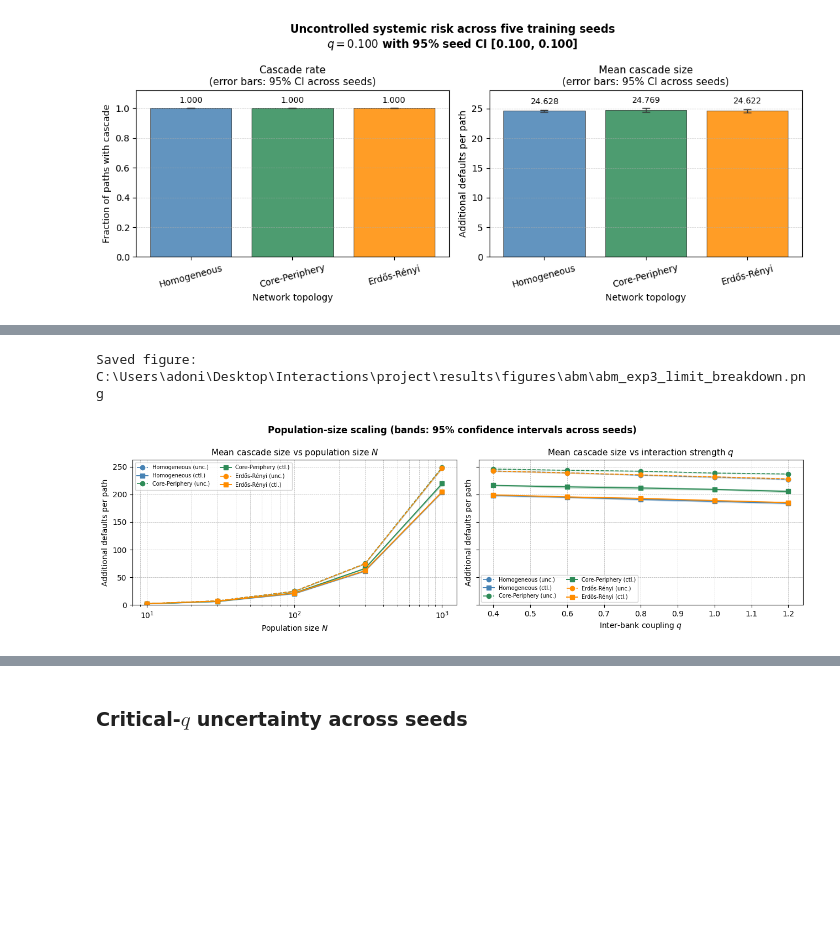
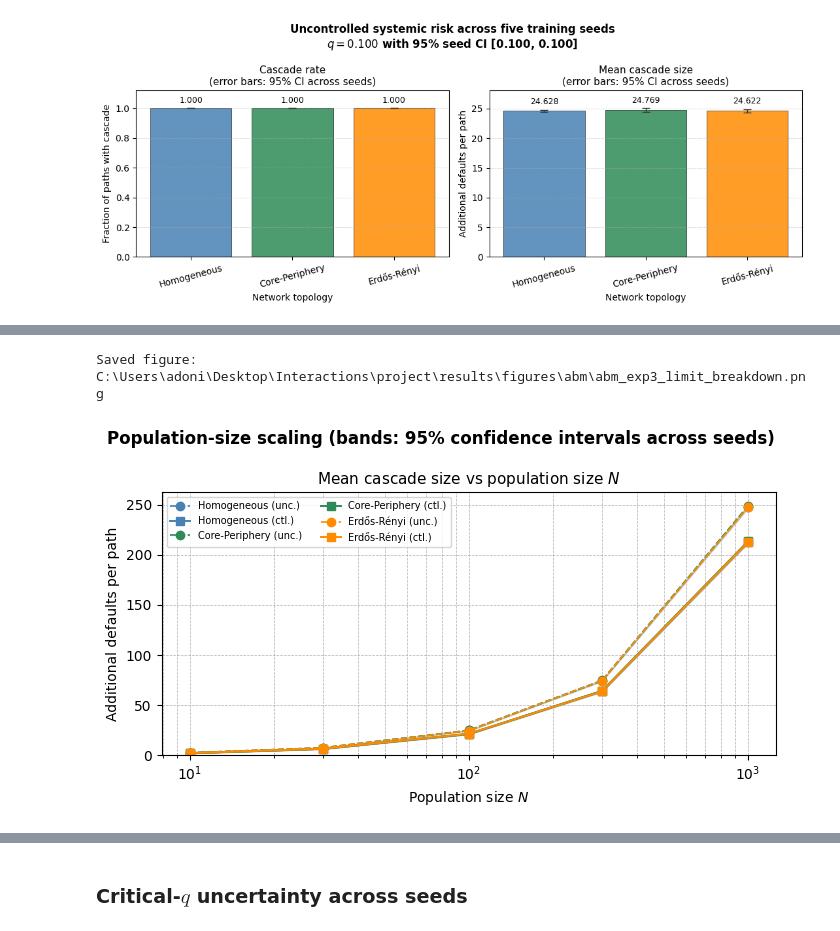
Before and after one commit to adonis107/MVA, a Jupyter notebook: notebooks/2. ABM Experiments.ipynb, the cells around one changed output, grey strips where cells are left out. Drawn from its saved outputs; the diff is of its cells as text; code cells hidden in the pictures; blank space fills up the shorter version.

```diff
--- a/notebooks/2. ABM Experiments.ipynb
+++ b/notebooks/2. ABM Experiments.ipynb
@@ -410,11 +384,10 @@ if device == 'cuda':
 
 mc_paths = 500
 encoder_screen_mc_paths = min(300, mc_paths)
-selected_encoder, encoder_screen = choose_best_encoder(
-    SEEDS,
-    device=device,
-    mc_paths=encoder_screen_mc_paths,
-)
+
+encoder_screen = run_encoder_screen(SEEDS, device=device, mc_paths=encoder_screen_mc_paths)
+
+selected_encoder = PRIMARY_ENCODER
 
 available_seeds = [seed for seed in SEEDS if checkpoint_for(selected_encoder, seed).exists()]
 if not available_seeds:
@@ -425,7 +398,7 @@ run_device = device
 run_mc_paths = mc_paths
 seed_outputs = []
 
-for seed in available_seeds:
+for seed in tqdm(available_seeds, desc=f'Running ABM experiments for encoder={selected_encoder}'):
     checkpoint = selected_checkpoints[seed]
     args_seed = build_args(checkpoint, seed, device=run_device, mc_paths=run_mc_paths)
     try:
@@ -460,7 +433,7 @@ print(f'Device used: {run_device}')
 print(f'mc_paths per seed: {run_mc_paths}')
 print(f"Calibrated q (mean across seeds): {out['calibration']['selected_q']:.3f}")
 print(f"95% CI for calibrated q: {out['calibration']['selected_q_ci']}")
-print('\nEncoder screen:')
+print('\nEncoder screen (for comparison - see final section):')
 print(f"{'Encoder':<14} {'Runs':>4} {'Avg reduction':>16} {'95% CI':>24} {'Avg ctl size':>16}")
 print('-' * 84)
 for row in encoder_screen:
@@ -674,61 +647,58 @@ Heuristic baseline size reductions (95% CI across seeds):
 # %%
 import numpy as np
 
 exp3 = out['experiment_3_limit_breakdown']
 vs_n = exp3['vs_N']
 n_values = [item['N'] for item in vs_n]
 
 topo_colors = {'homogeneous': 'steelblue', 'core_periphery': 'seagreen', 'erdos_renyi': 'darkorange'}
 pretty = {'homogeneous': 'Homogeneous', 'core_periphery': 'Core-Periphery', 'erdos_renyi': 'Erdős-Rényi'}
 
-fig, axes = plt.subplots(1, 2, figsize=(13, 4), sharey=True)
+fig, ax = plt.subplots(1, 1, figsize=(7, 4))
 fig.suptitle('Population-size scaling (bands: 95% confidence intervals across seeds)', fontsize=12, fontweight='bold')
 
 for name in names:
     u_series = [item['topologies'][name]['uncontrolled_mean_cascade_size'] for item in vs_n]
     c_series = [item['topologies'][name]['controlled_mean_cascade_size'] for item in vs_n]
     u_lo = [item['topologies'][name].get('uncontrolled_mean_cascade_size_ci', [u, u])[0] for item, u in zip(vs_n, u_series)]
     u_hi = [item['topologies'][name].get('uncontrolled_mean_cascade_size_ci', [u, u])[1] for item, u in zip(vs_n, u_series)]
     c_lo = [item['topologies'][name].get('controlled_mean_cascade_size_ci', [c, c])[0] for item, c in zip(vs_n, c_series)]
     c_hi = [item['topologies'][name].get('controlled_mean_cascade_size_ci', [c, c])[1] for item, c in zip(vs_n, c_series)]
     col = topo_colors[name]
-    axes[0].plot(n_values, u_series, marker='o', linestyle='--', color=col, lw=1.2, label=f'{pretty[name]} (unc.)')
-    axes[0].fill_between(n_values, u_lo, u_hi, color=col, alpha=0.15)
-    axes[0].plot(n_values, c_series, marker='s', linestyle='-', color=col, lw=1.4, label=f'{pretty[name]} (ctl.)')
-    axes[0].fill_between(n_values, c_lo, c_hi, color=col, alpha=0.20)
+    ax.plot(n_values, u_series, marker='o', linestyle='--', color=col, lw=1.2, label=f'{pretty[name]} (unc.)')
+    ax.fill_between(n_values, u_lo, u_hi, color=col, alpha=0.15)
+    ax.plot(n_values, c_series, marker='s', linestyle='-', color=col, lw=1.4, label=f'{pretty[name]} (ctl.)')
+    ax.fill_between(n_values, c_lo, c_hi, color=col, alpha=0.20)
 
-axes[0].set_xscale('log')
-axes[0].set_ylim(bottom=0)
-axes[0].set_title('Mean cascade size vs population size $N$', fontsize=11)
-axes[0].set_xlabel('Population size $N$')
-axes[0].set_ylabel('Additional defaults per path')
-axes[0].legend(ncol=2, fontsize=7)
-axes[0].grid(True, which='both', linestyle='--', linewidth=0.5)
-
-vs_q = exp3['vs_q']
-q_values = [item['q'] for item in vs_q]
-for name in names:
-    u_series = [item['topologies'][name]['uncontrolled_mean_cascade_size'] for item in vs_q]
-    c_series = [item['topologies'][name]['controlled_mean_cascade_size'] for item in vs_q]
-    u_lo = [item['topologies'][name].get('uncontrolled_mean_cascade_size_ci', [u, u])[0] for item, u in zip(vs_q, u_series)]
-    u_hi = [item['topologies'][name].get('uncontrolled_mean_cascade_size_ci', [u, u])[1] for item, u in zip(vs_q, u_series)]
-    c_lo = [item['topologies'][name].get('controlled_mean_cascade_size_ci', [c, c])[0] for item, c in zip(vs_q, c_series)]
-    c_hi = [item['topologies'][name].get('controlled_mean_cascade_size_ci', [c, c])[1] for item, c in zip(vs_q, c_series)]
-    col = topo_colors[name]
-    axes[1].plot(q_values, u_series, marker='o', linestyle='--', color=col, lw=1.2, label=f'{pretty[name]} (unc.)')
-    axes[1].fill_between(q_values, u_lo, u_hi, color=col, alpha=0.15)
-    axes[1].plot(q_values, c_series, marker='s', linestyle='-', color=col, lw=1.4, label=f'{pretty[name]} (ctl.)')
-    axes[1].fill_between(q_values, c_lo, c_hi, color=col, alpha=0.20)
-
-axes[1].set_ylim(bottom=0)
-axes[1].set_title('Mean cascade size vs interaction strength $q$', fontsize=11)
-axes[1].set_xlabel('Inter-bank coupling $q$')
-axes[1].set_ylabel('Additional defaults per path')
-axes[1].legend(ncol=2, fontsize=7)
-axes[1].grid(True, which='both', linestyle='--', linewidth=0.5)
+ax.set_xscale('log')
+ax.set_ylim(bottom=0)
+ax.set_title('Mean cascade size vs population size $N$', fontsize=11)
+ax.set_xlabel('Population size $N$')
+ax.set_ylabel('Additional defaults per path')
+ax.legend(ncol=2, fontsize=7)
+ax.grid(True, which='both', linestyle='--', linewidth=0.5)
 
 plt.tight_layout()
 save_and_show('abm_exp3_limit_breakdown')
+
+
+header = f"{'Topology':<15} | {'N':<10} | {'Unc. Mean':<10} | {'Unc. CI (Lo, Hi)':<22} | {'Ctl. Mean':<10} | {'Ctl. CI (Lo, Hi)':<22}"
+print(header)
+print("-" * len(header))
+
+for name in names:
+    u_series = [item['topologies'][name]['uncontrolled_mean_cascade_size'] for item in vs_n]
+    c_series = [item['topologies'][name]['controlled_mean_cascade_size'] for item in vs_n]
+    u_lo = [item['topologies'][name].get('uncontrolled_mean_cascade_size_ci', [u, u])[0] for item, u in zip(vs_n, u_series)]
+    u_hi = [item['topologies'][name].get('uncontrolled_mean_cascade_size_ci', [u, u])[1] for item, u in zip(vs_n, u_series)]
+    c_lo = [item['topologies'][name].get('controlled_mean_cascade_size_ci', [c, c])[0] for item, c in zip(vs_n, c_series)]
+    c_hi = [item['topologies'][name].get('controlled_mean_cascade_size_ci', [c, c])[1] for item, c in zip(vs_n, c_series)]
+
+    for i, n in enumerate(n_values):
+        topo_name = pretty.get(name, name)
+        u_ci_str = f"({u_lo[i]:.3f}, {u_hi[i]:.3f})"
+        c_ci_str = f"({c_lo[i]:.3f}, {c_hi[i]:.3f})"
+        print(f"{topo_name:<15} | {n:<10} | {u_series[i]:<10.3f} | {u_ci_str:<22} | {c_series[i]:<10.3f} | {c_ci_str:<22}")
 # %% [output]
 Saved figure: C:\Users\adoni\Desktop\Interactions\project\results\figures\abm\abm_exp3_limit_breakdown.png
-[figure, old version]
+[figure, new version]
```
Also changed, not shown: parts of 20 cells of this notebook, 18 other files.
